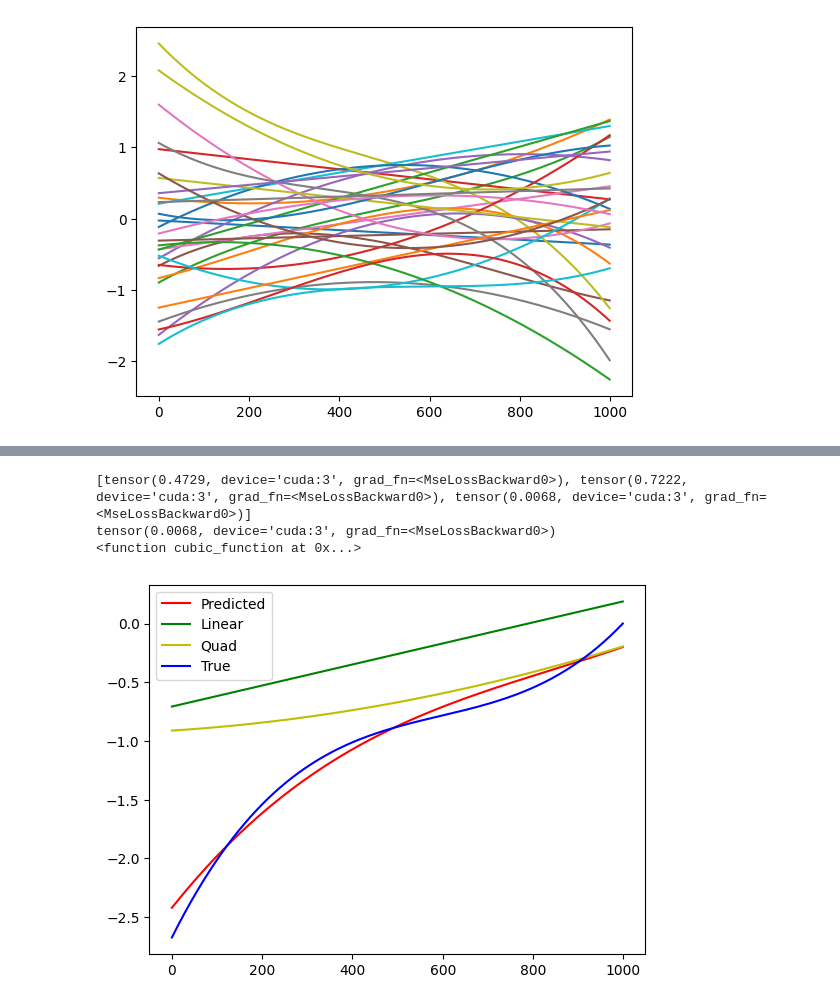
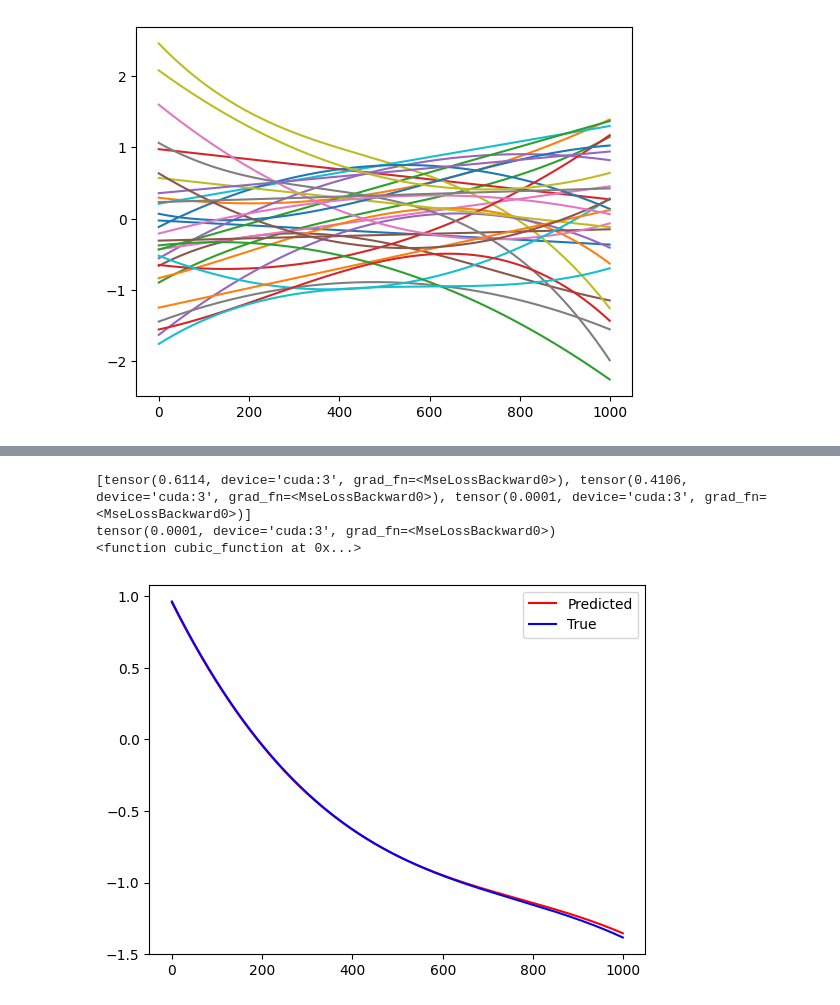
Before and after one commit to ctsai64/MultiFunc, a Jupyter notebook: multi_func_extensible.ipynb, the cells around one changed output, grey strips where cells are left out. Saved outputs shown, nothing was run; the diff lists cells and outputs as text; code cells hidden in the pictures.

```diff
--- a/multi_func_extensible.ipynb
+++ b/multi_func_extensible.ipynb
@@ -325,18 +307,16 @@ t_cube_full, _ = t_cube.generate()[0]
 t_data = torch.vstack([t_lin_full, t_quad_full, t_cube_full])
 # %%
 model.eval
-best_out, best_loss, best_func, outputs, losses = model(t_cube_full)
-rand = np.random.randint(0, t_sample_size)
+best_out, best_loss, best_func, outputs, losses = model(t_data)
+rand = np.random.randint(0, t_sample_size*num_funcs)
 print(losses)
 print(best_loss)
 print(best_func)
 plt.plot(best_out[rand].detach().cpu().numpy(), "r", label='Predicted')
-plt.plot(outputs[0][rand].detach().cpu().numpy(), "g", label='Linear')
-plt.plot(outputs[1][rand].detach().cpu().numpy(), "y", label='Quad')
-plt.plot(t_cube_full[rand].detach().cpu().numpy(), "b", label='True')
+plt.plot(t_data[rand].detach().cpu().numpy(), "b", label='True')
 plt.legend();
 # %% [output]
-[tensor(0.4729, device='cuda:3', grad_fn=<MseLossBackward0>), tensor(0.7222, device='cuda:3', grad_fn=<MseLossBackward0>), tensor(0.0068, device='cuda:3', grad_fn=<MseLossBackward0>)]
-tensor(0.0068, device='cuda:3', grad_fn=<MseLossBackward0>)
+[tensor(0.6114, device='cuda:3', grad_fn=<MseLossBackward0>), tensor(0.4106, device='cuda:3', grad_fn=<MseLossBackward0>), tensor(0.0001, device='cuda:3', grad_fn=<MseLossBackward0>)]
+tensor(0.0001, device='cuda:3', grad_fn=<MseLossBackward0>)
 <function cubic_function at 0x...>
-[figure, old version]
+[figure, new version]
```
Also changed, not shown: parts of 2 cells of this notebook.
